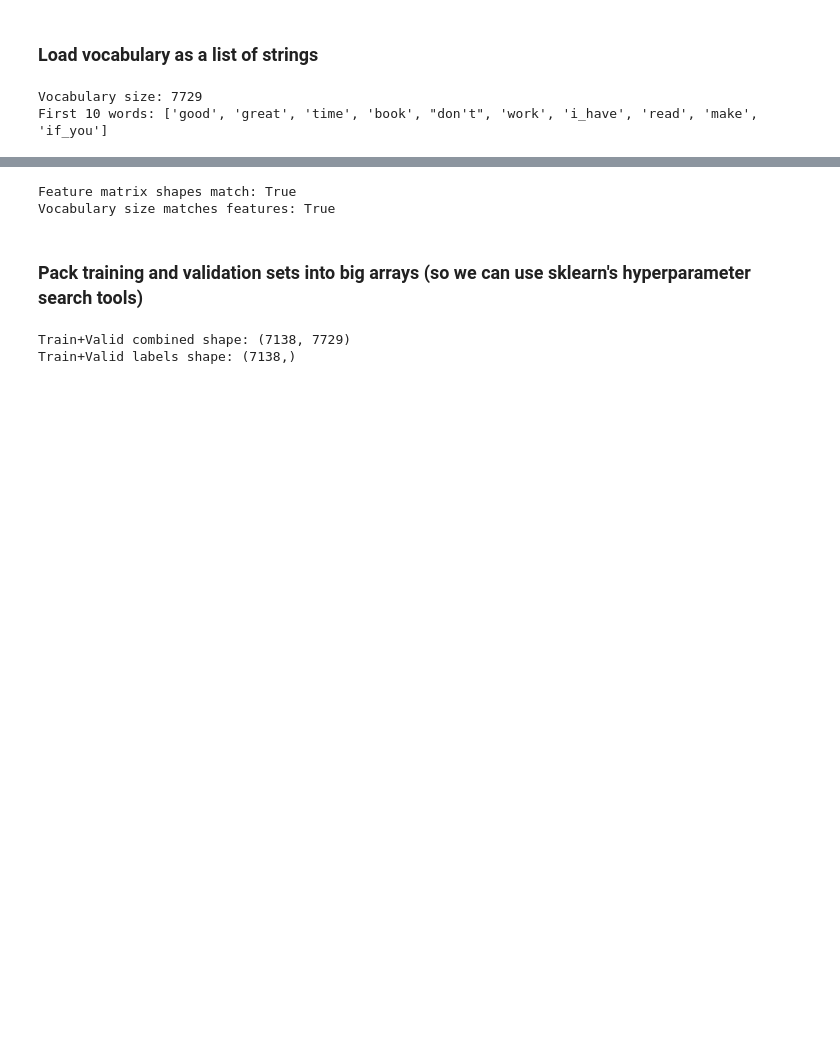
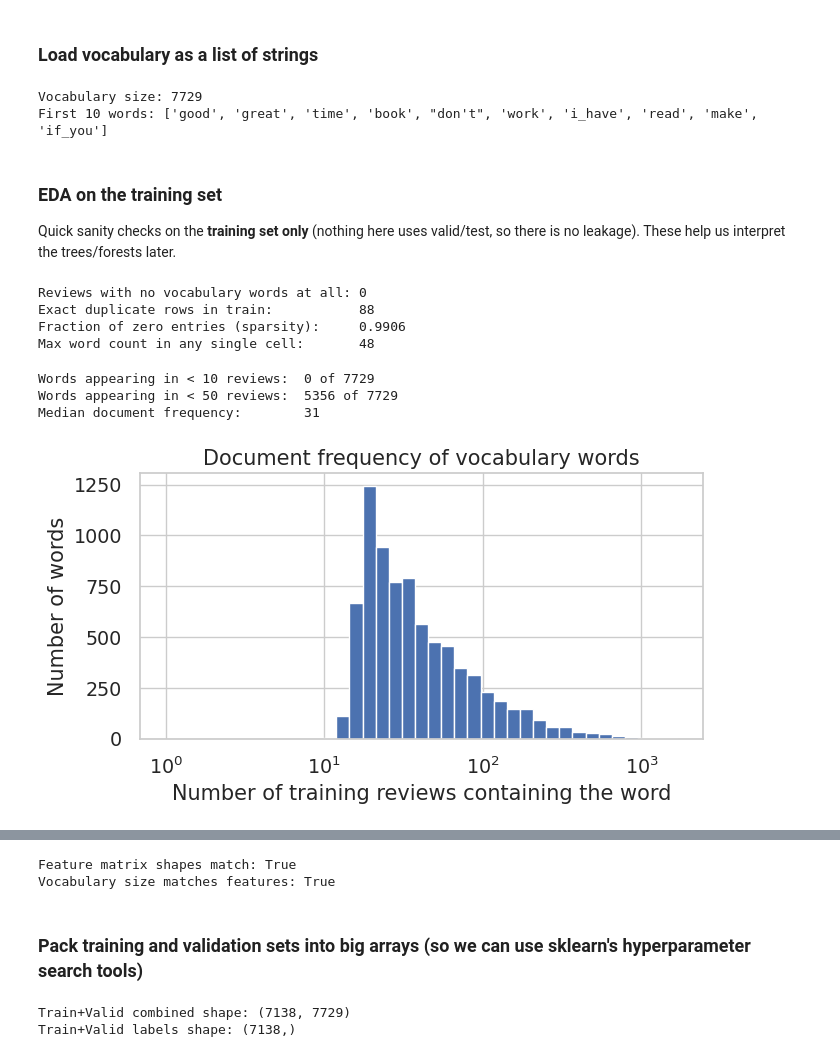
Before and after one commit to likhitbhogadi/assignment-4-smai, a Jupyter notebook: Q3/hw4_notebook.ipynb, the cells around one changed output, grey strips where cells are left out. Drawn from its saved outputs; the diff is of its cells as text; code cells hidden in the pictures; blank space fills up the shorter version.

```diff
--- a/Q3/hw4_notebook.ipynb
+++ b/Q3/hw4_notebook.ipynb
@@ -138,3 +114,42 @@ print(f"First 10 words: {vocab_list[:10]}")
 # %% [output]
 Vocabulary size: 7729
 First 10 words: ['good', 'great', 'time', 'book', "don't", 'work', 'i_have', 'read', 'make', 'if_you']
+# %% [markdown]
+### EDA on the training set
+Quick sanity checks on the **training set only** (nothing here uses valid/test, so there is no leakage). These help us interpret the trees/forests later.
+# %%
+# 1. Basic sanity: duplicates, empty reviews, sparsity
+n_empty = int((x_train_NF.sum(axis=1) == 0).sum())
+n_dup = int(pd.DataFrame(x_train_NF).duplicated().sum())
+sparsity = (x_train_NF == 0).mean()
+
+print(f"Reviews with no vocabulary words at all: {n_empty}")
+print(f"Exact duplicate rows in train:           {n_dup}")
+print(f"Fraction of zero entries (sparsity):     {sparsity:.4f}")
+print(f"Max word count in any single cell:       {x_train_NF.max()}")
+# %% [output]
+Reviews with no vocabulary words at all: 0
+Exact duplicate rows in train:           88
+Fraction of zero entries (sparsity):     0.9906
+Max word count in any single cell:       48
+# %%
+# 2. Document frequency: in how many reviews does each word appear?
+df_F = (x_train_NF > 0).sum(axis=0)
+
+print(f"Words appearing in < 10 reviews:  {(df_F < 10).sum()} of {len(df_F)}")
+print(f"Words appearing in < 50 reviews:  {(df_F < 50).sum()} of {len(df_F)}")
+print(f"Median document frequency:        {np.median(df_F):.0f}")
+
+plt.figure(figsize=(7, 4))
+plt.hist(df_F, bins=np.logspace(0, np.log10(df_F.max() + 1), 40))
+plt.xscale('log')
+plt.xlabel('Number of training reviews containing the word')
+plt.ylabel('Number of words')
+plt.title('Document frequency of vocabulary words')
+plt.tight_layout()
+plt.show()
+# %% [output]
+Words appearing in < 10 reviews:  0 of 7729
+Words appearing in < 50 reviews:  5356 of 7729
+Median document frequency:        31
+[figure, added]
```
Also changed, not shown: parts of 32 cells of this notebook, 4 other files.
